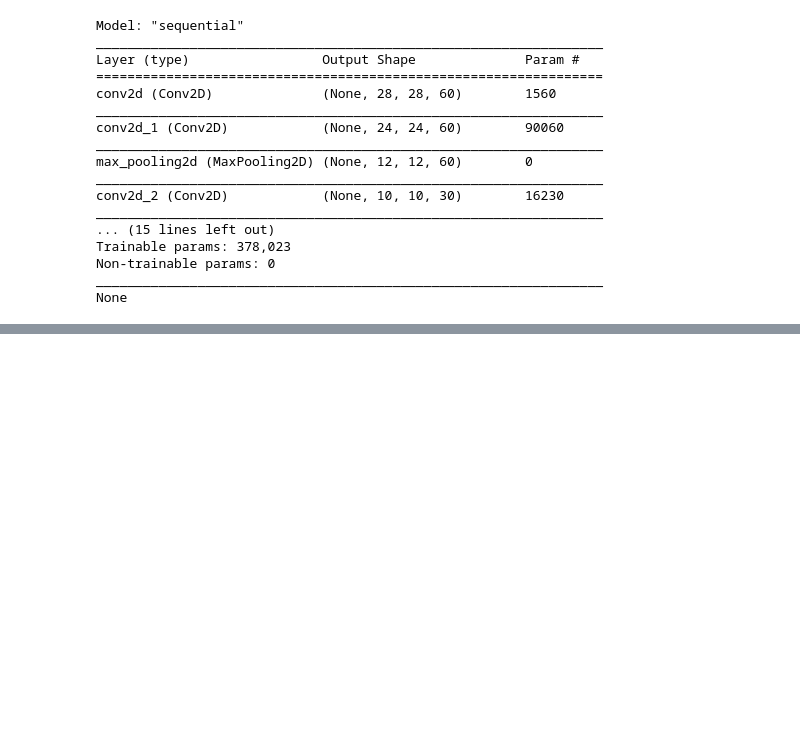
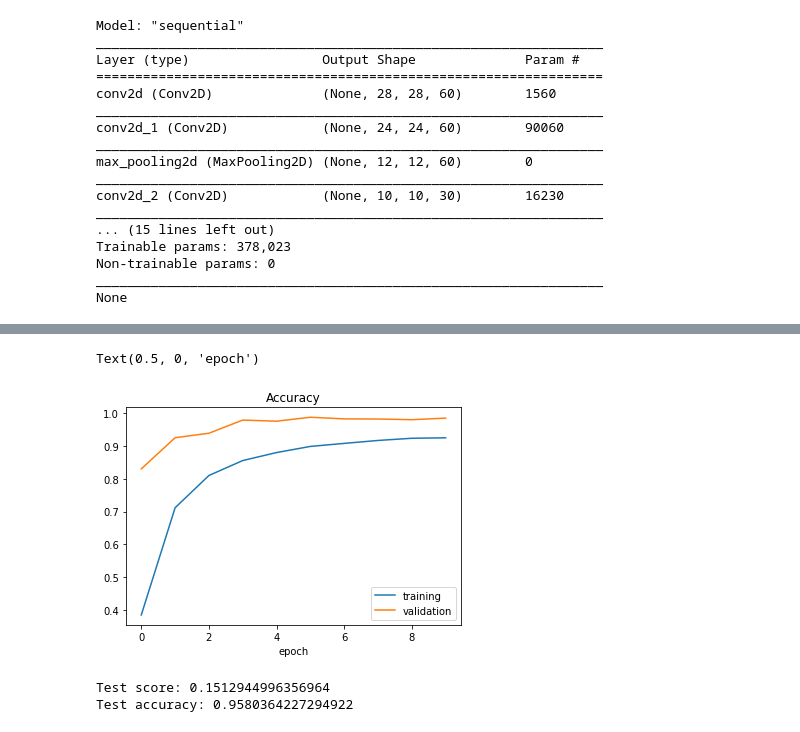
Before and after one commit to VaishnaviChaudhari97/Classifying-road-symbols, a Jupyter notebook: reading_traffic_signals.ipynb, the cells around one changed output, grey strips where cells are left out. Cells and saved outputs as stored; diff of their text form; code cells hidden in the pictures; blank space fills up the shorter version.

Commit message:
finetuning

```diff
--- a/reading_traffic_signals.ipynb
+++ b/reading_traffic_signals.ipynb
@@ -273,0 +284,19 @@ Epoch 10/10
+# %%
+plt.plot(history.history['accuracy'])
+plt.plot(history.history['val_accuracy'])
+plt.legend(['training', 'validation'])
+plt.title('Accuracy')
+plt.xlabel('epoch')
+#print(history.history)
+#validation accuracy is less
+#hence network not performing effectively and also shows overfitting hence need finetuning
+# %% [output]
+Text(0.5, 0, 'epoch')
+[figure, added]
+# %%
+score = model.evaluate(x_test, y_test, verbose=0)
+print('Test score:', score[0])
+print('Test accuracy:', score[1])
+# %% [output]
+Test score: 0.1512944996356964
+Test accuracy: 0.9580364227294922
```
Also changed, not shown: parts of 2 cells of this notebook.
